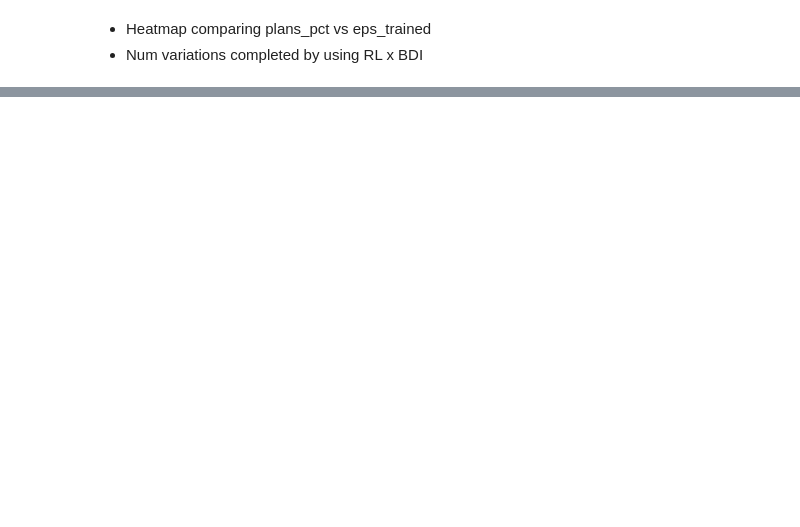
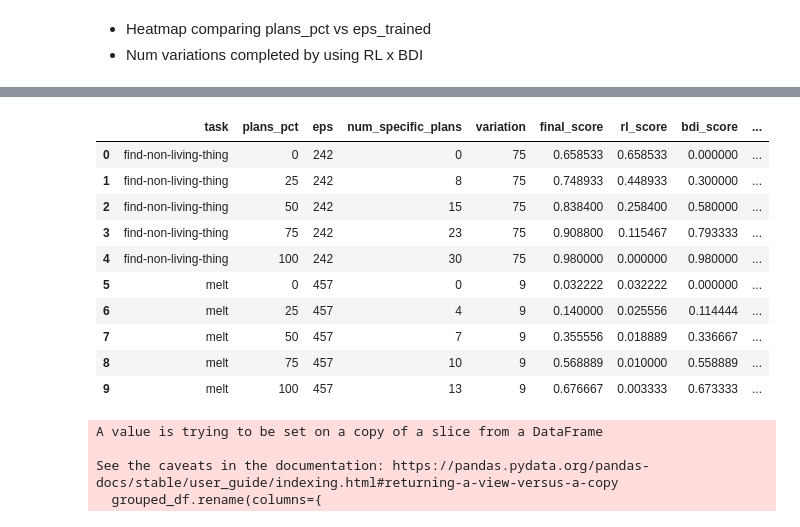
Before and after one commit to yukioichida/bdi-latent-space, a Jupyter notebook: notebooks/results_analysis.ipynb, the cells around one changed output, grey strips where cells are left out. Cells and saved outputs as stored; diff of their text form; code cells hidden in the pictures; blank space fills up the shorter version.

```diff
--- a/notebooks/results_analysis.ipynb
+++ b/notebooks/results_analysis.ipynb
@@ -113,0 +90,43 @@ fig.show()
+# %%
+projected_cols = ['task', 'plans_pct', 'eps', 'num_specific_plans']
+aggregations = {'variation':'count', 'final_score': 'mean', 'rl_score': 'mean', 'bdi_score': 'mean', 'num_bdi_actions': 'mean', 'num_rl_actions': 'mean'}
+# TODO: mostrar nro de variações (qtd)
+# TODO: user número exato de planos
+grouped_df = filtered_results_df.groupby(projected_cols).agg(aggregations).reset_index()
+grouped_df['dense_rank'] = (grouped_df.groupby(['plans_pct', 'task'])['final_score'].rank(method='dense', ascending=False).astype(int))
+
+#grouped_df = grouped_df.sort_values(['plans_pct', 'dense_rank'], ascending=[True, True]).reset_index()
+grouped_df = grouped_df[(grouped_df['dense_rank'] == 1)].sort_values(["task", "num_specific_plans"])
+# avoiding tied rows
+grouped_df
+# %% [output]
+|  | task | plans_pct | eps | num_specific_plans | variation | final_score | rl_score | bdi_score | ... |
+| 0 | find-non-living-thing | 0 | 242 | 0 | 75 | 0.658533 | 0.658533 | 0.000000 | ... |
+| 1 | find-non-living-thing | 25 | 242 | 8 | 75 | 0.748933 | 0.448933 | 0.300000 | ... |
+| 2 | find-non-living-thing | 50 | 242 | 15 | 75 | 0.838400 | 0.258400 | 0.580000 | ... |
+| 3 | find-non-living-thing | 75 | 242 | 23 | 75 | 0.908800 | 0.115467 | 0.793333 | ... |
+| 4 | find-non-living-thing | 100 | 242 | 30 | 75 | 0.980000 | 0.000000 | 0.980000 | ... |
+| 5 | melt | 0 | 457 | 0 | 9 | 0.032222 | 0.032222 | 0.000000 | ... |
+| 6 | melt | 25 | 457 | 4 | 9 | 0.140000 | 0.025556 | 0.114444 | ... |
+| 7 | melt | 50 | 457 | 7 | 9 | 0.355556 | 0.018889 | 0.336667 | ... |
+| 8 | melt | 75 | 457 | 10 | 9 | 0.568889 | 0.010000 | 0.558889 | ... |
+| 9 | melt | 100 | 457 | 13 | 9 | 0.676667 | 0.003333 | 0.673333 | ... |
+# %%
+cols_to_write = ['task', 'variation', 'eps', 'num_specific_plans', 'final_score', 'bdi_score','rl_score', 'num_bdi_actions', 'num_rl_actions']
+grouped_df = grouped_df[cols_to_write]
+grouped_df.rename(columns={
+    'num_specific_plans': 'Num Plans',
+    'bdi_score': 'BDI Score',
+    'rl_score': 'RL Score',
+    'final_score': 'Score',
+    'num_bdi_actions': 'Num BDI actions',
+    'num_rl_actions': 'Num RL actions'
+
+}, inplace=True)
+
+grouped_df.to_csv("paper_results.csv", index=False, float_format='%.2f')
+# %% [output]
+A value is trying to be set on a copy of a slice from a DataFrame
+
+See the caveats in the documentation: https://pandas.pydata.org/pandas-docs/stable/user_guide/indexing.html#returning-a-view-versus-a-copy
+  grouped_df.rename(columns={
```
Also changed, not shown: parts of 12 cells of this notebook, 6 other files.
